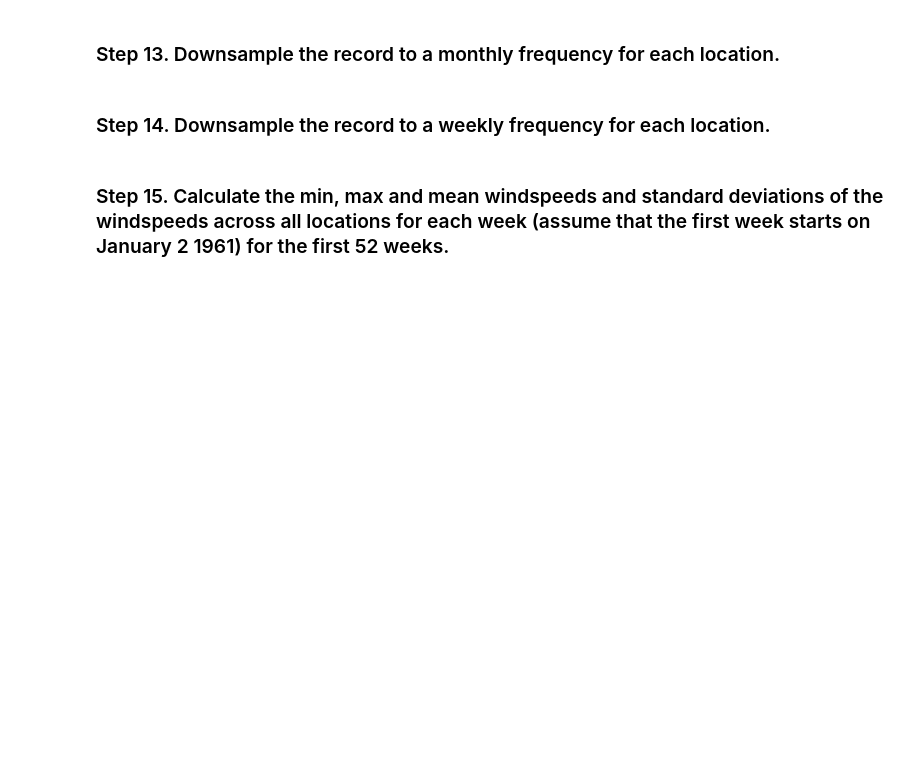
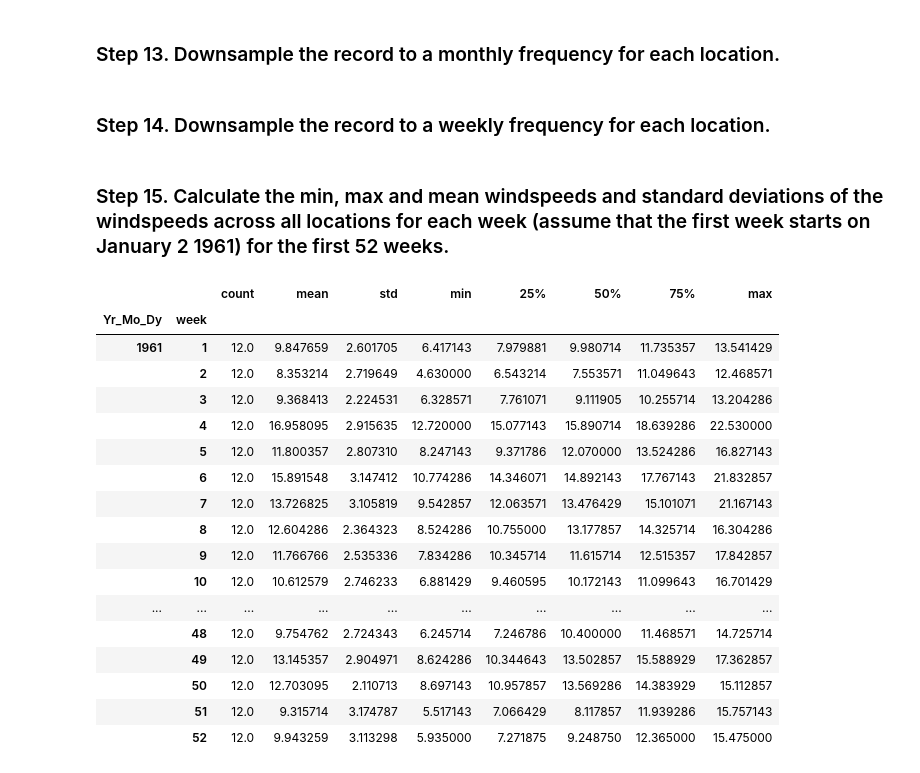
Before and after one commit to sunthul/pandas_exercises, a Jupyter notebook: 06_Stats/Wind_Stats/Exercises.ipynb, the cells around one changed output. Cells and saved outputs as stored; diff of their text form; code cells hidden in the pictures; blank space fills up the shorter version.

```diff
--- a/06_Stats/Wind_Stats/Exercises.ipynb
+++ b/06_Stats/Wind_Stats/Exercises.ipynb
@@ -139,4 +197,27 @@ TypeError: unsupported operand type(s) for +: 'Timestamp' and 'float'
 # %% [markdown]
 ### Step 14. Downsample the record to a weekly frequency for each location.
+# %%
+weekData = data.groupby([data.index.year,data.index.isocalendar().week]).agg('mean')
 # %% [markdown]
 ### Step 15. Calculate the min, max and mean windspeeds and standard deviations of the windspeeds across all locations for each week (assume that the first week starts on January 2 1961) for the first 52 weeks.
+# %%
+weekData.T.describe().iloc[:,:52].T
+# %% [output]
+|  |  | count | mean | std | min | 25% | 50% | 75% | max |
+| Yr_Mo_Dy | week |  |  |  |  |  |  |  |  |
+| 1961 | 1 | 12.0 | 9.847659 | 2.601705 | 6.417143 | 7.979881 | 9.980714 | 11.735357 | 13.541429 |
+|  | 2 | 12.0 | 8.353214 | 2.719649 | 4.630000 | 6.543214 | 7.553571 | 11.049643 | 12.468571 |
+|  | 3 | 12.0 | 9.368413 | 2.224531 | 6.328571 | 7.761071 | 9.111905 | 10.255714 | 13.204286 |
+|  | 4 | 12.0 | 16.958095 | 2.915635 | 12.720000 | 15.077143 | 15.890714 | 18.639286 | 22.530000 |
+|  | 5 | 12.0 | 11.800357 | 2.807310 | 8.247143 | 9.371786 | 12.070000 | 13.524286 | 16.827143 |
+|  | 6 | 12.0 | 15.891548 | 3.147412 | 10.774286 | 14.346071 | 14.892143 | 17.767143 | 21.832857 |
+|  | 7 | 12.0 | 13.726825 | 3.105819 | 9.542857 | 12.063571 | 13.476429 | 15.101071 | 21.167143 |
+|  | 8 | 12.0 | 12.604286 | 2.364323 | 8.524286 | 10.755000 | 13.177857 | 14.325714 | 16.304286 |
+|  | 9 | 12.0 | 11.766766 | 2.535336 | 7.834286 | 10.345714 | 11.615714 | 12.515357 | 17.842857 |
+|  | 10 | 12.0 | 10.612579 | 2.746233 | 6.881429 | 9.460595 | 10.172143 | 11.099643 | 16.701429 |
+| ... | ... | ... | ... | ... | ... | ... | ... | ... | ... |
+|  | 48 | 12.0 | 9.754762 | 2.724343 | 6.245714 | 7.246786 | 10.400000 | 11.468571 | 14.725714 |
+|  | 49 | 12.0 | 13.145357 | 2.904971 | 8.624286 | 10.344643 | 13.502857 | 15.588929 | 17.362857 |
+|  | 50 | 12.0 | 12.703095 | 2.110713 | 8.697143 | 10.957857 | 13.569286 | 14.383929 | 15.112857 |
+|  | 51 | 12.0 | 9.315714 | 3.174787 | 5.517143 | 7.066429 | 8.117857 | 11.939286 | 15.757143 |
+|  | 52 | 12.0 | 9.943259 | 3.113298 | 5.935000 | 7.271875 | 9.248750 | 12.365000 | 15.475000 |
```
Also changed, not shown: parts of 13 cells of this notebook.
